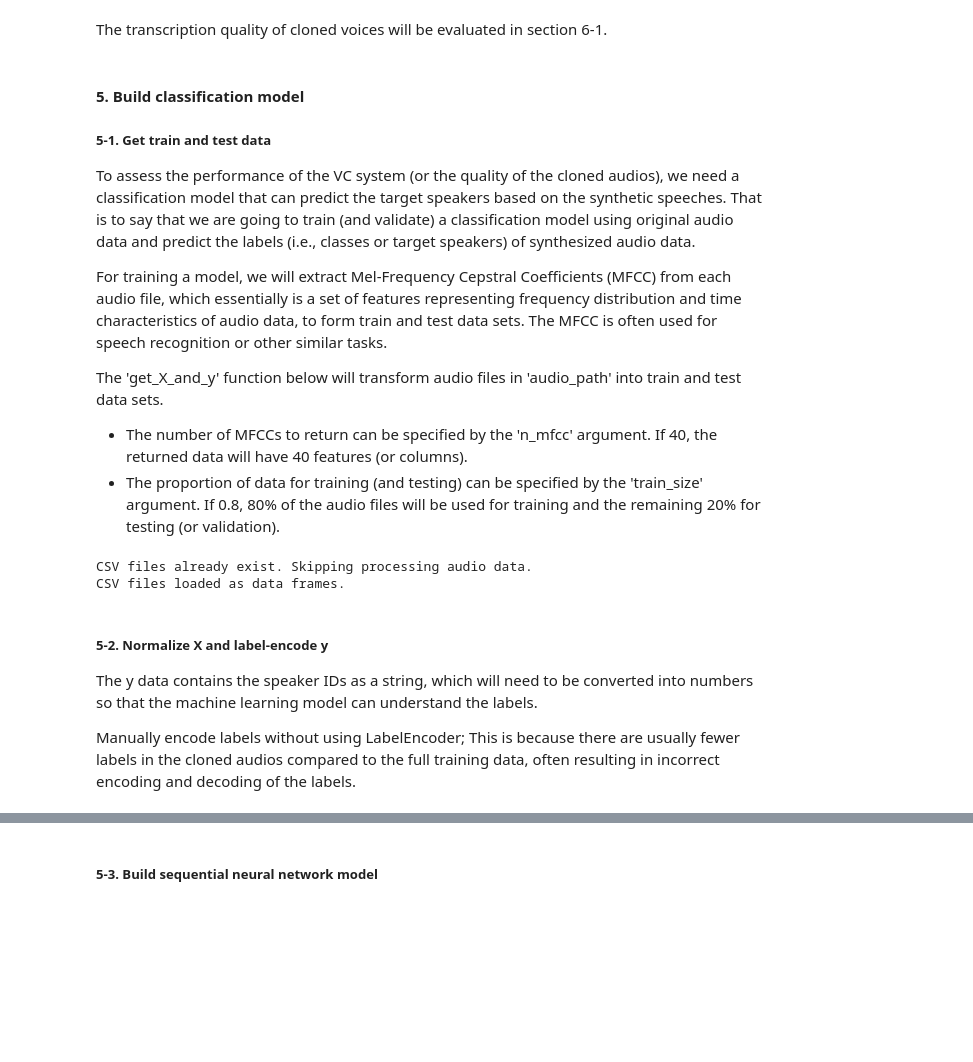
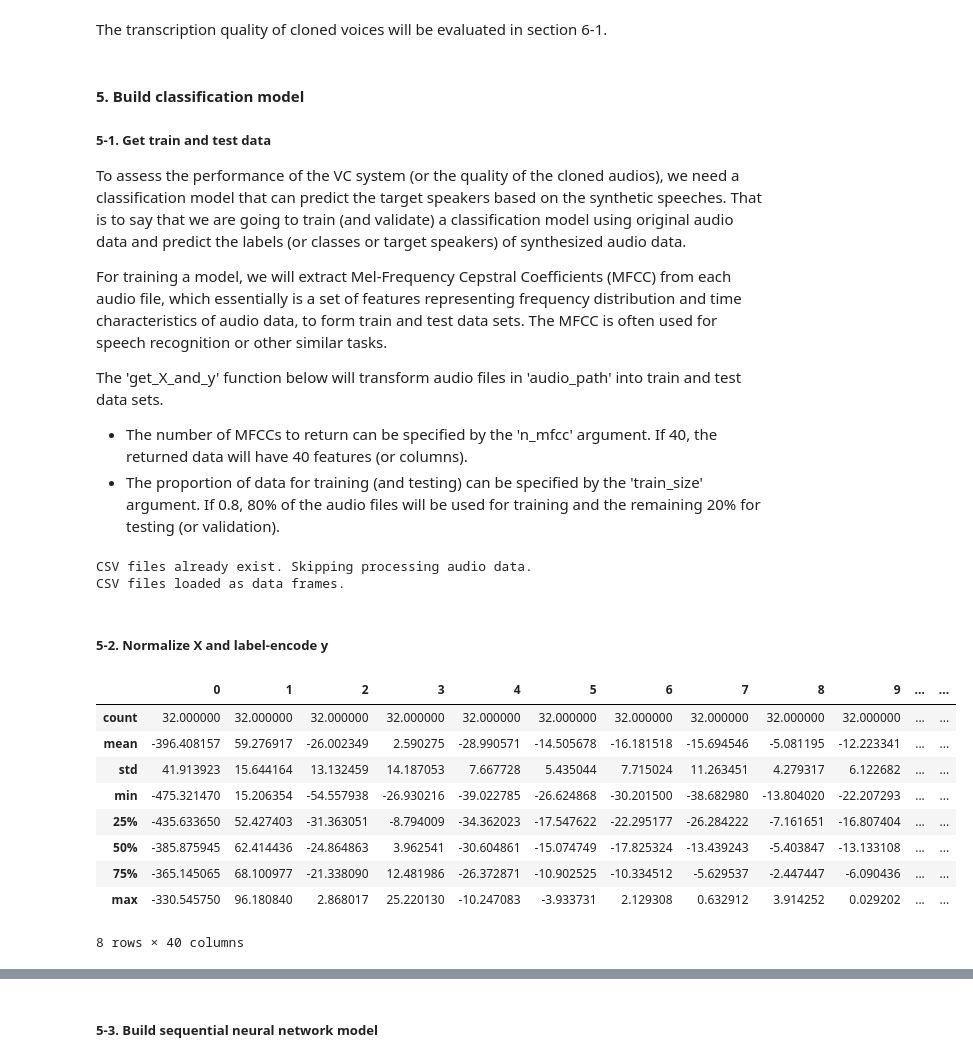
Before and after one commit to henryhyunwookim/Voice-Cloning-and-Fake-Audio-Detection, a Jupyter notebook: VoiceCloningAndFakeAudioDetection.ipynb, the cells around one changed output, grey strips where cells are left out. Drawn from its saved outputs; the diff is of its cells as text; code cells hidden in the pictures; blank space fills up the shorter version.

```diff
--- a/VoiceCloningAndFakeAudioDetection.ipynb
+++ b/VoiceCloningAndFakeAudioDetection.ipynb
@@ -412,7 +404,7 @@ The transcription quality of cloned voices will be evaluated in section 6-1.
 
 ##### <b>5-1. Get train and test data</b>
 
-To assess the performance of the VC system (or the quality of the cloned audios), we need a classification model that can predict the target speakers based on the synthetic speeches. That is to say that we are going to train (and validate) a classification model using original audio data and predict the labels (i.e., classes or target speakers) of synthesized audio data.
+To assess the performance of the VC system (or the quality of the cloned audios), we need a classification model that can predict the target speakers based on the synthetic speeches. That is to say that we are going to train (and validate) a classification model using original audio data and predict the labels (or classes or target speakers) of synthesized audio data.
 
 For training a model, we will extract Mel-Frequency Cepstral Coefficients (MFCC) from each audio file, which essentially is a set of features representing frequency distribution and time characteristics of audio data, to form train and test data sets. The MFCC is often used for speech recognition or other similar tasks.
 
@@ -435,12 +427,18 @@ train_X, test_X, train_y, test_y = get_X_and_y(
 # %% [output]
 CSV files already exist. Skipping processing audio data.
 CSV files loaded as data frames.
-# %% [markdown]
-##### <b>5-2. Normalize X and label-encode y</b>
-
-The y data contains the speaker IDs as a string, which will need to be converted into numbers so that the machine learning model can understand the labels.
-
-
-Manually encode labels without using LabelEncoder;
-This is because there are usually fewer labels in the cloned audios compared to the full training data,
-often resulting in incorrect encoding and decoding of the labels.
+# %% [markdown]
+##### <b>5-2. Normalize X and label-encode y</b>
+# %%
+train_X.describe()
+# %% [output]
+|  | 0 | 1 | 2 | 3 | 4 | 5 | 6 | 7 | 8 | 9 | ... | ... |
+| count | 32.000000 | 32.000000 | 32.000000 | 32.000000 | 32.000000 | 32.000000 | 32.000000 | 32.000000 | 32.000000 | 32.000000 | ... | ... |
+| mean | -396.408157 | 59.276917 | -26.002349 | 2.590275 | -28.990571 | -14.505678 | -16.181518 | -15.694546 | -5.081195 | -12.223341 | ... | ... |
+| std | 41.913923 | 15.644164 | 13.132459 | 14.187053 | 7.667728 | 5.435044 | 7.715024 | 11.263451 | 4.279317 | 6.122682 | ... | ... |
+| min | -475.321470 | 15.206354 | -54.557938 | -26.930216 | -39.022785 | -26.624868 | -30.201500 | -38.682980 | -13.804020 | -22.207293 | ... | ... |
+| 25% | -435.633650 | 52.427403 | -31.363051 | -8.794009 | -34.362023 | -17.547622 | -22.295177 | -26.284222 | -7.161651 | -16.807404 | ... | ... |
+| 50% | -385.875945 | 62.414436 | -24.864863 | 3.962541 | -30.604861 | -15.074749 | -17.825324 | -13.439243 | -5.403847 | -13.133108 | ... | ... |
+| 75% | -365.145065 | 68.100977 | -21.338090 | 12.481986 | -26.372871 | -10.902525 | -10.334512 | -5.629537 | -2.447447 | -6.090436 | ... | ... |
+| max | -330.545750 | 96.180840 | 2.868017 | 25.220130 | -10.247083 | -3.933731 | 2.129308 | 0.632912 | 3.914252 | 0.029202 | ... | ... |
+8 rows × 40 columns
```
Also changed, not shown: parts of 31 cells of this notebook, 4 other files.
